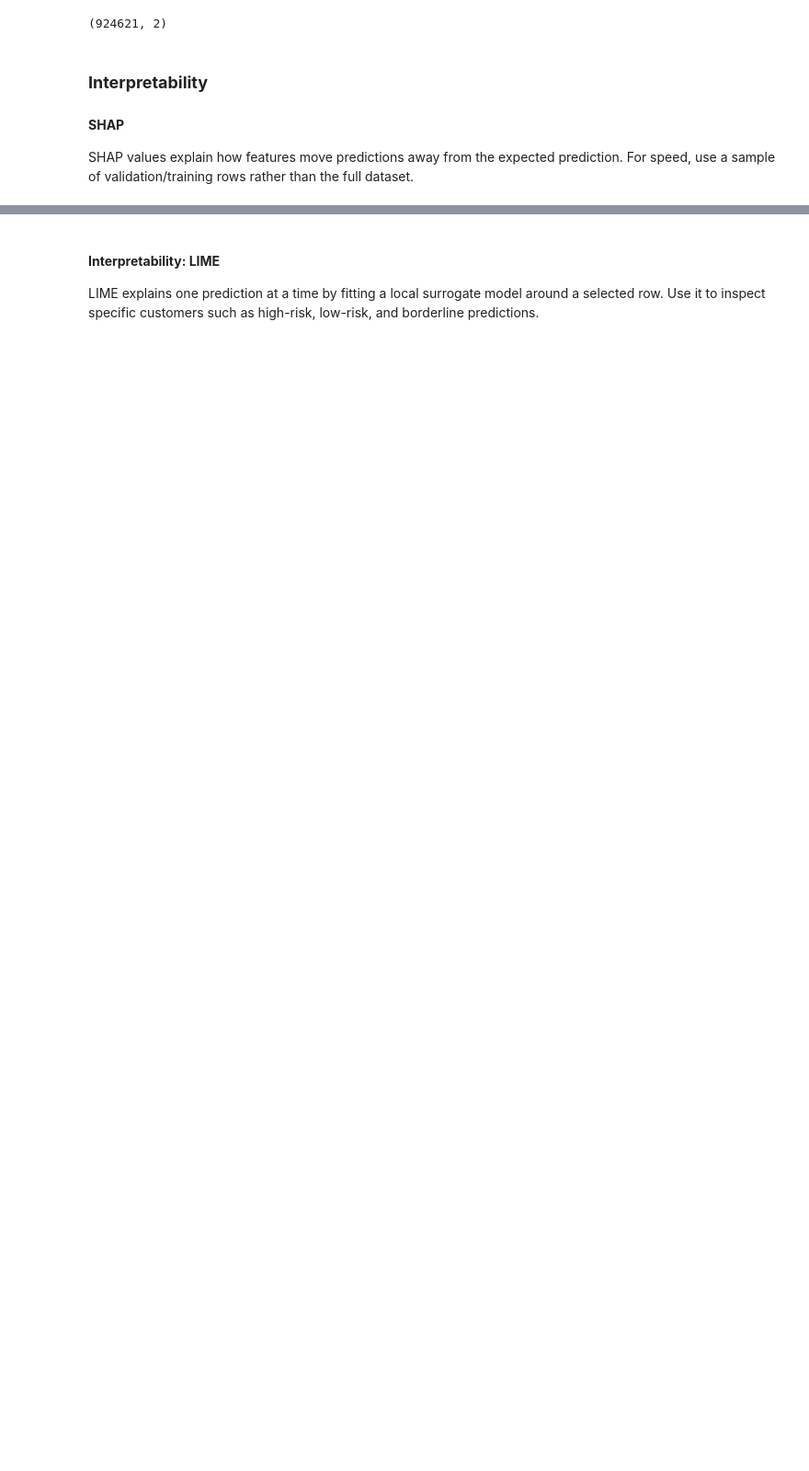
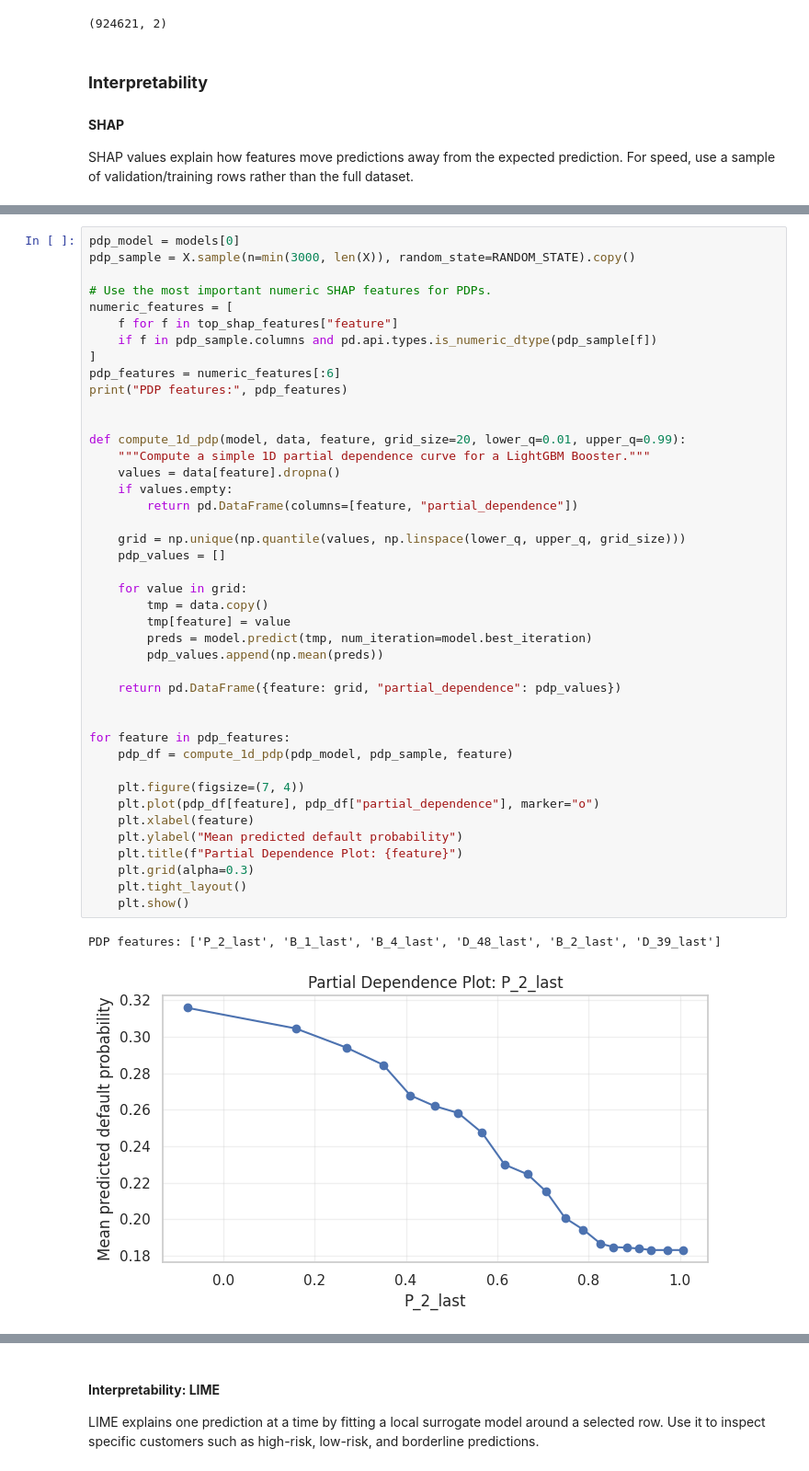
Before and after one commit to castorgit/Machine-Learning-II, a Jupyter notebook: 09-Interpretability/01_amex_lgbm_shap_lime.ipynb, the cells around one changed output, grey strips where cells are left out. Shown at 92% size. Saved outputs shown, nothing was run; the diff lists cells and outputs as text; blank space fills up the shorter version.

```diff
--- a/09-Interpretability/01_amex_lgbm_shap_lime.ipynb
+++ b/09-Interpretability/01_amex_lgbm_shap_lime.ipynb
@@ -511,0 +516,45 @@ shap.summary_plot(shap_values_for_default, shap_sample, max_display=30)
+# %%
+pdp_model = models[0]
+pdp_sample = X.sample(n=min(3000, len(X)), random_state=RANDOM_STATE).copy()
+
+# Use the most important numeric SHAP features for PDPs.
+numeric_features = [
+    f for f in top_shap_features["feature"]
+    if f in pdp_sample.columns and pd.api.types.is_numeric_dtype(pdp_sample[f])
+]
+pdp_features = numeric_features[:6]
+print("PDP features:", pdp_features)
+
+
+def compute_1d_pdp(model, data, feature, grid_size=20, lower_q=0.01, upper_q=0.99):
+    """Compute a simple 1D partial dependence curve for a LightGBM Booster."""
+    values = data[feature].dropna()
+    if values.empty:
+        return pd.DataFrame(columns=[feature, "partial_dependence"])
+
+    grid = np.unique(np.quantile(values, np.linspace(lower_q, upper_q, grid_size)))
+    pdp_values = []
+
+    for value in grid:
+        tmp = data.copy()
+        tmp[feature] = value
+        preds = model.predict(tmp, num_iteration=model.best_iteration)
+        pdp_values.append(np.mean(preds))
+
+    return pd.DataFrame({feature: grid, "partial_dependence": pdp_values})
+
+
+for feature in pdp_features:
+    pdp_df = compute_1d_pdp(pdp_model, pdp_sample, feature)
+
+    plt.figure(figsize=(7, 4))
+    plt.plot(pdp_df[feature], pdp_df["partial_dependence"], marker="o")
+    plt.xlabel(feature)
+    plt.ylabel("Mean predicted default probability")
+    plt.title(f"Partial Dependence Plot: {feature}")
+    plt.grid(alpha=0.3)
+    plt.tight_layout()
+    plt.show()
+# %% [output]
+PDP features: ['P_2_last', 'B_1_last', 'B_4_last', 'D_48_last', 'B_2_last', 'D_39_last']
+[figure, added]
```
Also changed, not shown: parts of 12 cells of this notebook.
